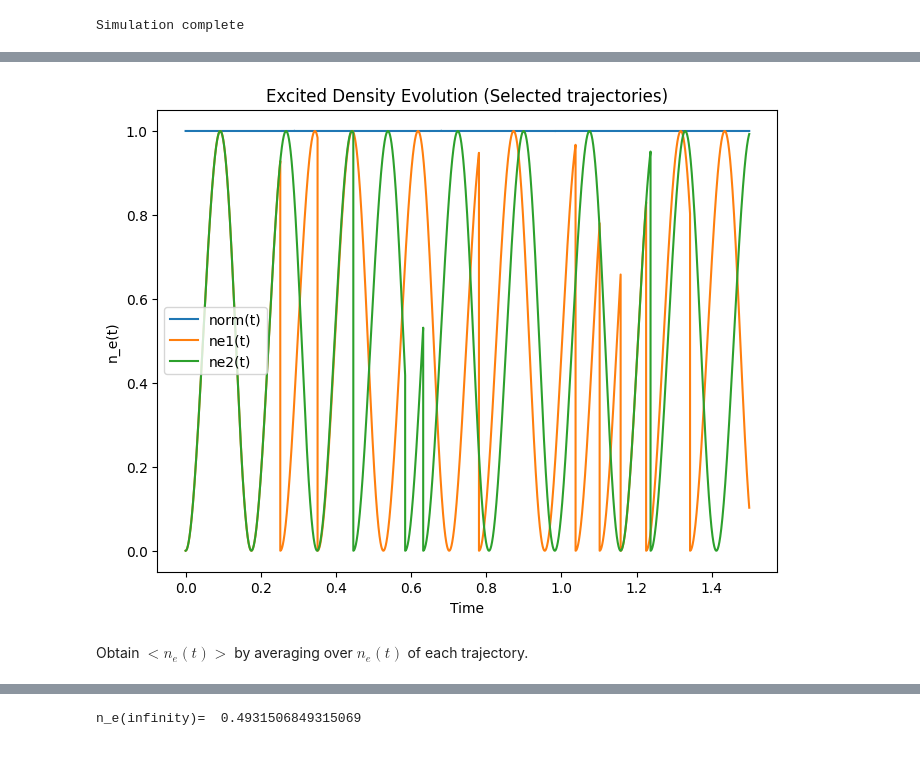
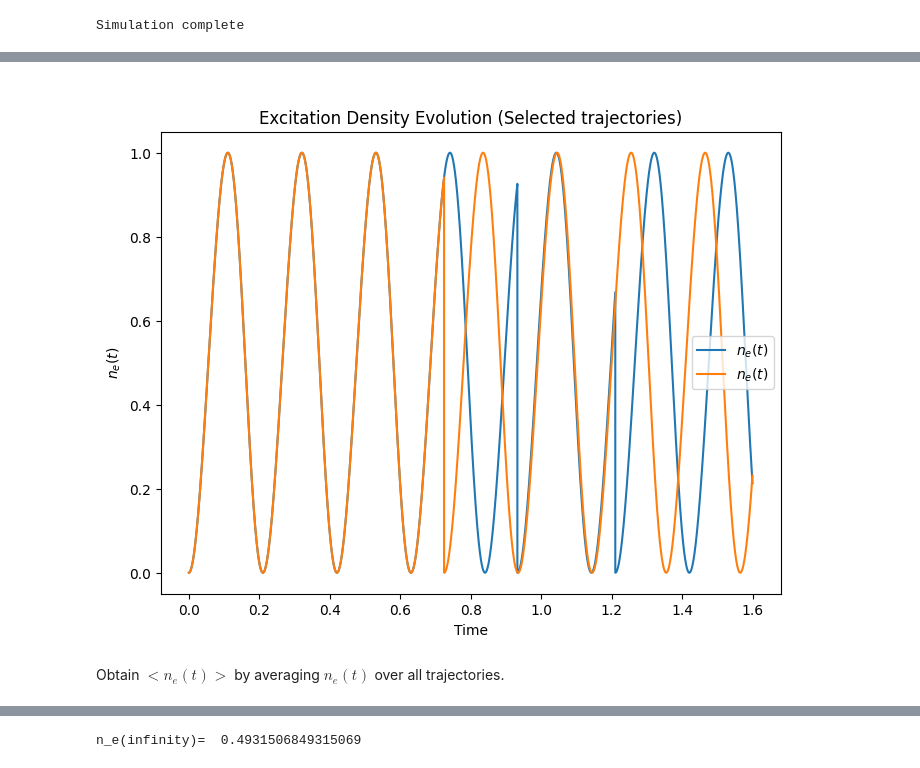
Before and after one commit to JSKao/Computational-Quantum-Many-Body-Physics, a Jupyter notebook: QJMC.ipynb, the cells around one changed output, grey strips where cells are left out. Drawn from its saved outputs; the diff is of its cells as text; code cells hidden in the pictures.

```diff
--- a/QJMC.ipynb
+++ b/QJMC.ipynb
@@ -163,7 +175,6 @@ for n in tqdm(range(N)):
 
     # start a new trajectory simulation
     time_values = []
-    norm_values = []
     state_vectors = []
     ne_values = []
 
@@ -171,31 +182,28 @@ for n in tqdm(range(N)):
     current_time = 0
     while current_time < total_time:
 
+        # propagation
+        current_state_1 = U_eff @ current_state                      # get the candidate propagated state
 
-        # propagation
-        current_state = U @ current_state
-
-        dp = jump_probability(current_state)
+        dp = jump_probability(current_state_1)
         r = np.random.rand()
-        if r < dp:   # jump occurs
-            current_state = np.sqrt(gamma) * (L @ current_state)
-            current_state = current_state / np.sqrt(dp/dt)  # normalize the state
+        if r < dp:                                                   # jump occurs
+            time_values.append(current_time)
+            current_state = np.sqrt(gamma) * (L @ current_state)     # progapage by acting jump
+            current_state = current_state / np.sqrt(dp/dt)           # normalize the state
             state_vectors.append(current_state)
             ne = np.abs(current_state[1][0])**2
             ne_values.append(ne)
-            norm = np.linalg.norm(current_state)
-            norm_values.append(norm)
+            current_time += 0.005*dt                                  # update time with smaller dt
+
         else:
-            current_state = current_state/ np.sqrt(1-dp)  # normalize the state
+            time_values.append(current_time)
+            current_state = current_state_1/ np.sqrt(1-dp)           # choose the candidate propagated state
             state_vectors.append(current_state)
             ne = np.abs(current_state[1][0])**2
             ne_values.append(ne)
-            norm = np.linalg.norm(current_state)
-            norm_values.append(norm)
+            current_time += dt                                       # update time with regular dt
 
-        # update time
-        time_values.append(current_time)
-        current_time += dt
 
     N_state_vectors.append(np.array(state_vectors))
     N_ne_values.append(np.array(ne_values))
@@ -205,18 +213,24 @@ print("Simulation complete")
 Simulation complete
 # %% [markdown]
 <a id="Figure0"></a>
+# %% [markdown]
+<a id="Figure0"></a>
 # %%
+time_values = time_values[:t_length]
+for n in range(N):
+    N_ne_values[n]=N_ne_values[n][:t_length]
+
+
 plt.figure(figsize=(8,6))
-plt.plot(time_values, norm_values, label='norm(t)')
-plt.plot(time_values, N_ne_values[0], label='ne1(t)')
-plt.plot(time_values, N_ne_values[1], label='ne2(t)')
-plt.title('Excited Density Evolution (Selected trajectories)')
+plt.plot(time_values, N_ne_values[0][:t_length], label=r'$n_{e}(t)$')
+plt.plot(time_values, N_ne_values[1][:t_length], label=r'$n_{e}(t)$')
+plt.title('Excitation Density Evolution (Selected trajectories)')
 plt.xlabel('Time')
-plt.ylabel('n_e(t)')
+plt.ylabel(r'$n_{e}(t)$')
 plt.legend()
 plt.show()
 # %% [output]
-[figure, old version]
+[figure, new version]
 # %% [markdown]
-Obtain $<n_{e}(t)>$ by averaging over $n_{e}(t)$ of each trajectory.
+Obtain $<n_{e}(t)>$ by averaging $n_{e}(t)$ over all trajectories.
 # %%
```
Also changed, not shown: parts of 45 cells of this notebook.
